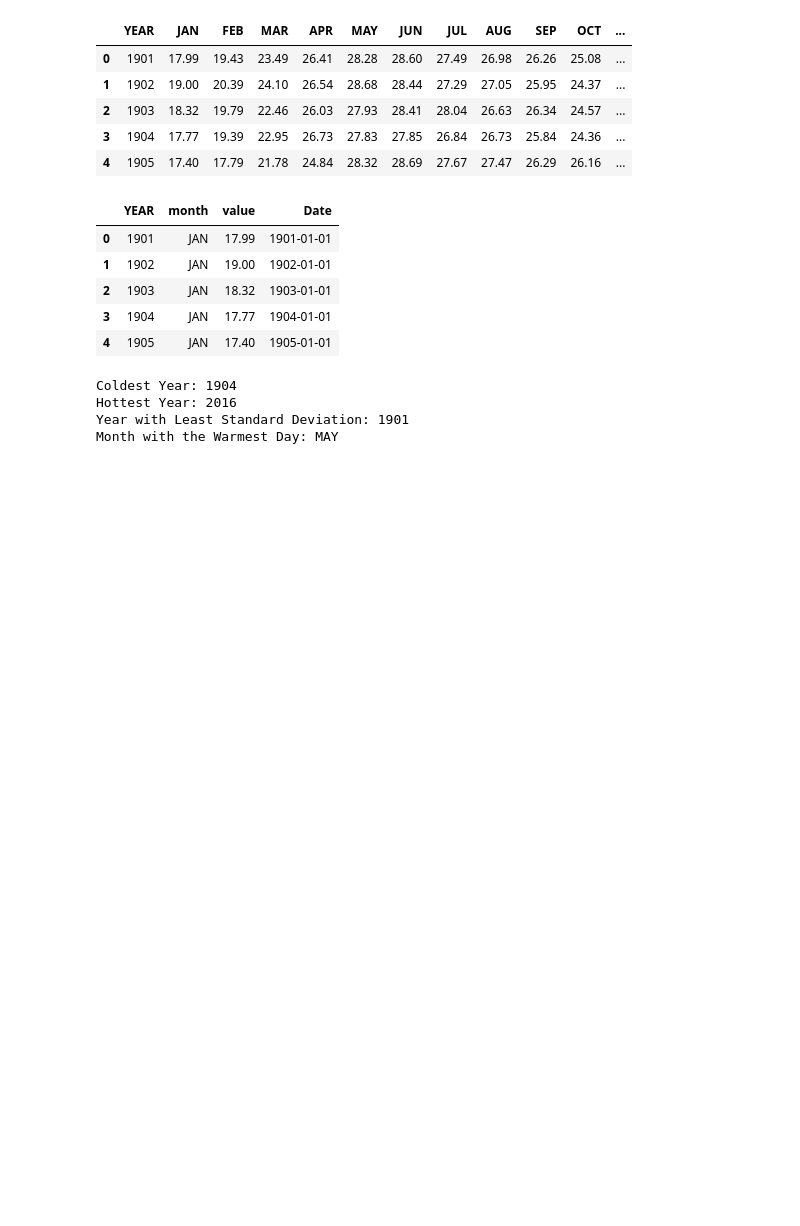
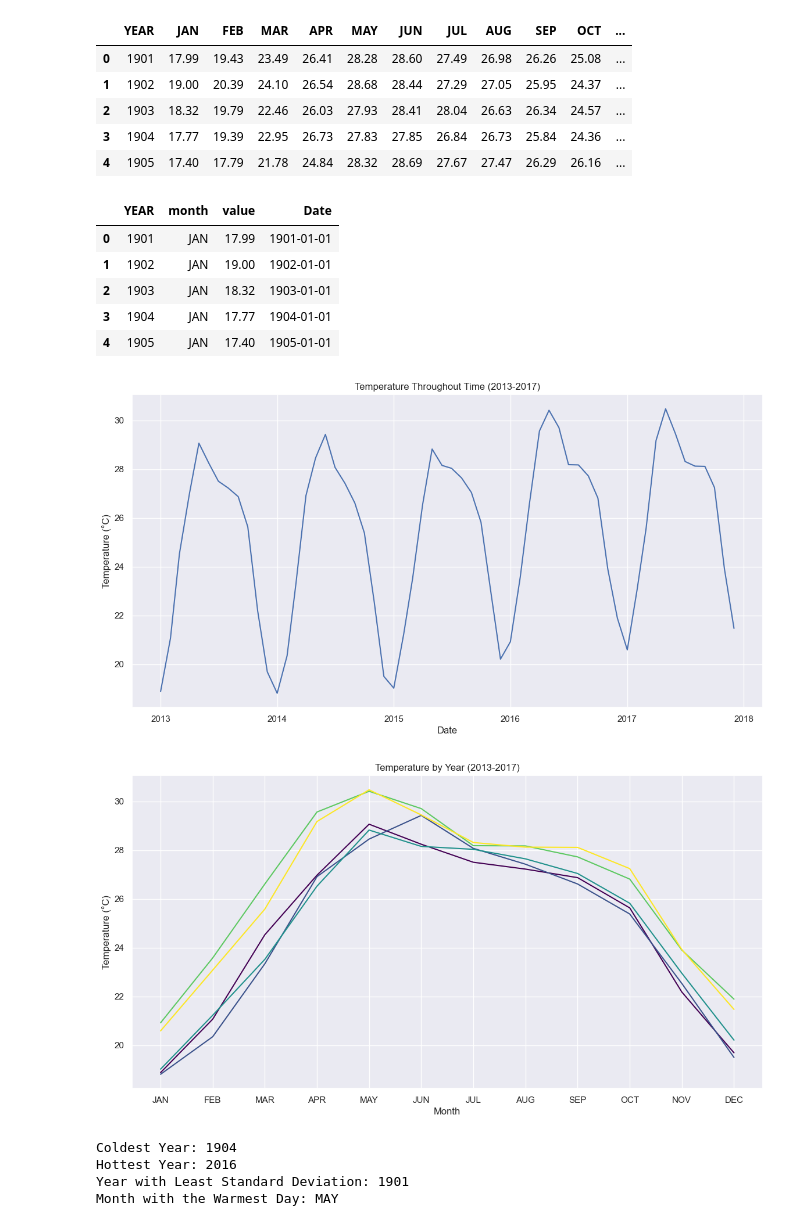
Before and after one commit to HunterOfGalaxy/Weather-Data-Analysis, a Jupyter notebook: weather_analysis_in.ipynb, the cells around one changed output. Saved outputs shown, nothing was run; the diff lists cells and outputs as text; code cells hidden in the pictures; blank space fills up the shorter version.

Commit message:
Climate Data Analysis

```diff
--- a/weather_analysis_in.ipynb
+++ b/weather_analysis_in.ipynb
@@ -58,3 +38,30 @@ fig_year.show()
+# %%
+import seaborn as sns
+
+# Set the style for the plots
+sns.set(style="darkgrid")
+
+# Filter the data to include only the years 2013 to 2017
+filtered_data = weather_data_long[weather_data_long['YEAR'].isin([2013, 2014, 2015, 2016, 2017])]
+
+# Whole view plot
+plt.figure(figsize=(14, 7))
+sns.lineplot(data=filtered_data, x='Date', y='value')
+plt.title('Temperature Throughout Time (2013-2017)')
+plt.xlabel('Date')
+plt.ylabel('Temperature (°C)')
+plt.show()
+
+# Year view plot
+plt.figure(figsize=(14, 7))
+sns.lineplot(data=filtered_data, x='month', y='value', hue='YEAR', palette='viridis', legend=None)
+plt.title('Temperature by Year (2013-2017)')
+plt.xlabel('Month')
+plt.ylabel('Temperature (°C)')
+plt.show()
+# %% [output]
+[figure, added]
+[figure, added]
 # %%
 # box plot for monthly temperature distribution
 fig_box = px.box(weather_data_long, x='month', y='value', title='Monthly Temperature Distribution')
```
Also changed, not shown: parts of 5 cells of this notebook, 6 other files.
